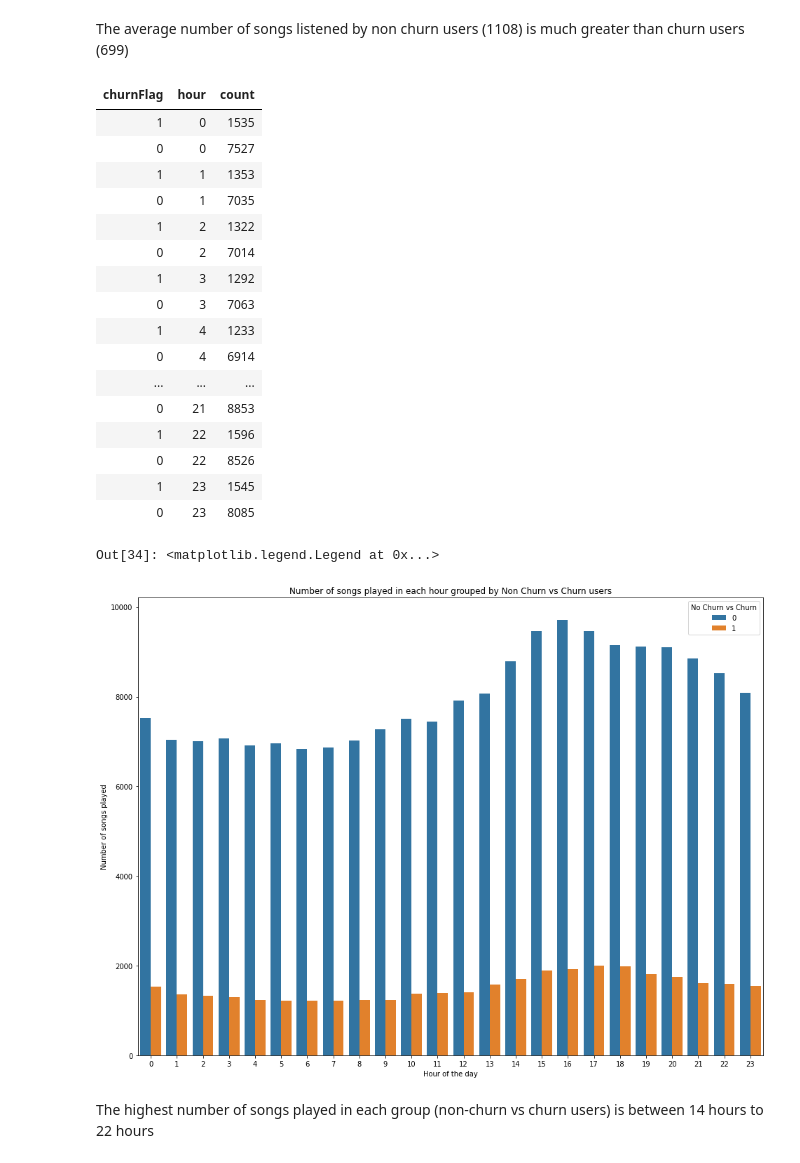
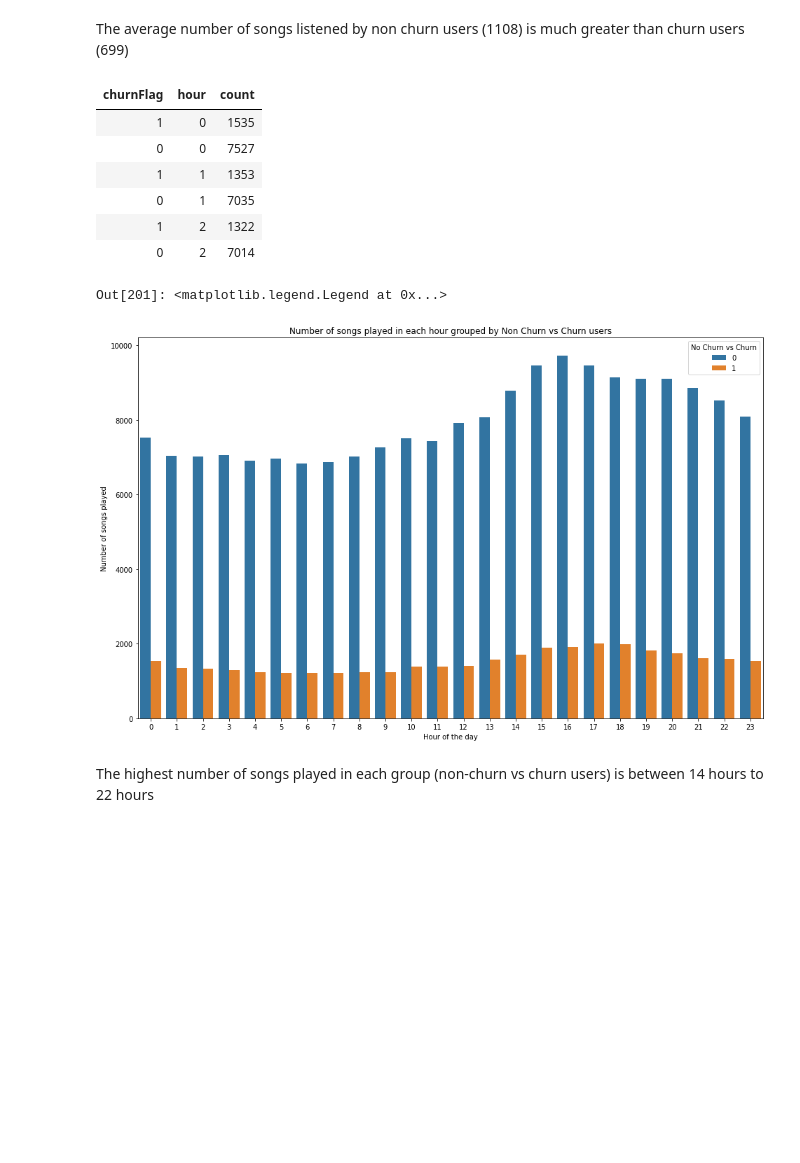
Before and after one commit to thanhta/Sparkify-Churn-Prediction, a Jupyter notebook: Sparkify_Churn.ipynb, the cells around one changed output. Drawn from its saved outputs; the diff is of its cells as text; code cells hidden in the pictures; blank space fills up the shorter version.

Commit message:
Update notebook: Sparkify_Churn.ipynb to show the dataframe in first 5 or 6 lines to make it easier to view

```diff
--- a/Sparkify_Churn.ipynb
+++ b/Sparkify_Churn.ipynb
@@ -405,34 +393,24 @@ The average number of songs listened by non churn users (1108) is much greater t
 # %%
 # Count the number of songs in each hour of day
 songs_by_hour_df = clean_event_df.where(clean_event_df.page == 'NextSong').groupby('churnFlag','hour').agg(count('hour').alias('count')).sort("hour").toPandas()
 
-display(songs_by_hour_df)
-plt.figure(figsize=(16,12))
+display(songs_by_hour_df.head(6))
+plt.figure(figsize=(16,10))
 sns.barplot(data=songs_by_hour_df, x='hour', y='count', hue="churnFlag")
 plt.title("Number of songs played in each hour grouped by Non Churn vs Churn users")
 plt.xlabel("Hour of the day")
 plt.ylabel("Number of songs played")
 plt.legend(title='No Churn vs Churn')
 # %% [output]
 | churnFlag | hour | count |
 | 1 | 0 | 1535 |
 | 0 | 0 | 7527 |
 | 1 | 1 | 1353 |
 | 0 | 1 | 7035 |
 | 1 | 2 | 1322 |
 | 0 | 2 | 7014 |
-| 1 | 3 | 1292 |
-| 0 | 3 | 7063 |
-| 1 | 4 | 1233 |
-| 0 | 4 | 6914 |
-| ... | ... | ... |
-| 0 | 21 | 8853 |
-| 1 | 22 | 1596 |
-| 0 | 22 | 8526 |
-| 1 | 23 | 1545 |
-| 0 | 23 | 8085 |
-Out[34]: <matplotlib.legend.Legend at 0x...>
+Out[201]: <matplotlib.legend.Legend at 0x...>
-[figure, old version]
+[figure, new version]
 # %% [markdown]
 The highest number of songs played in each group (non-churn vs churn users) is between 14 hours to 22 hours
 # %%
```
Also changed, not shown: parts of 34 cells of this notebook.
